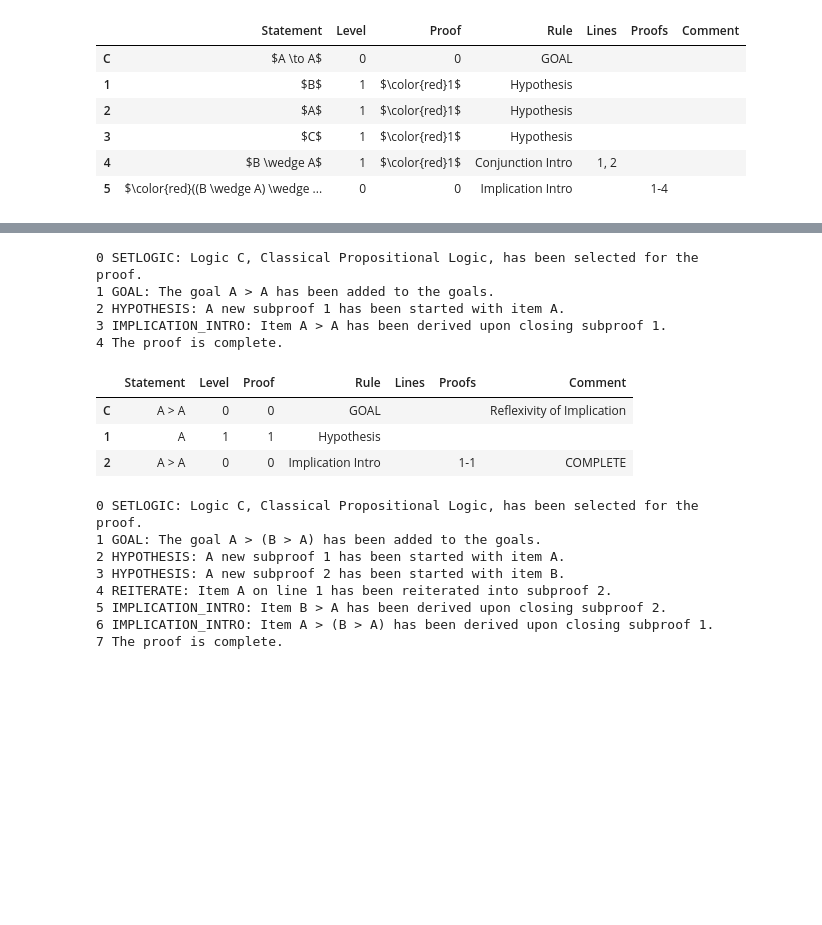
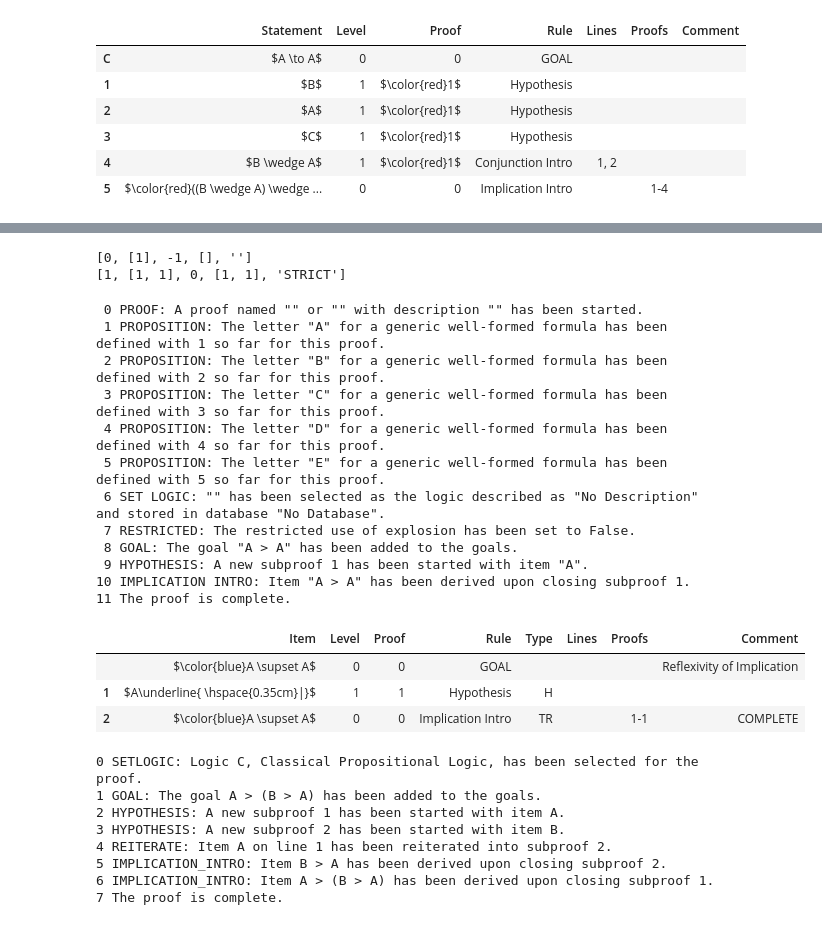
Before and after one commit to FrankHubeny/AltRea, a Jupyter notebook: rules_testcases.ipynb, the cells around one changed output, grey strips where cells are left out. Drawn from its saved outputs; the diff is of its cells as text; code cells hidden in the pictures; blank space fills up the shorter version.

```diff
--- a/rules_testcases.ipynb
+++ b/rules_testcases.ipynb
@@ -3217,31 +3253,44 @@ prf.displayproof()
+# %%
+for i in prf.prooflist:
+    print(i)
+# %% [output]
+[0, [1], -1, [], '']
+[1, [1, 1], 0, [1, 1], 'STRICT']
 # %%
 # Clean run: reflexivity of implication
 
 from altrea.wffs import Implies, Wff
 from altrea.rules import Proof
 
+prf = Proof()
 A = prf.proposition('A')
 B = prf.proposition('B')
 C = prf.proposition('C')
 D = prf.proposition('D')
 E = prf.proposition('E')
-prf = Proof()
 prf.setlogic()
-prf.goal(Implies(A, A), comments='Reflexivity of Implication')
+prf.goal(Implies(A, A), comment='Reflexivity of Implication')
 prf.hypothesis(A)
 prf.implication_intro()
 prf.displaylog()
-prf.displayproof()
+prf.displayproof(latex=1)
 # %% [output]
-0 SETLOGIC: Logic C, Classical Propositional Logic, has been selected for the proof.
-1 GOAL: The goal A > A has been added to the goals.
-2 HYPOTHESIS: A new subproof 1 has been started with item A.
-3 IMPLICATION_INTRO: Item A > A has been derived upon closing subproof 1.
-4 The proof is complete.
+ 0 PROOF: A proof named "" or "" with description "" has been started.
+ 1 PROPOSITION: The letter "A" for a generic well-formed formula has been defined with 1 so far for this proof.
+ 2 PROPOSITION: The letter "B" for a generic well-formed formula has been defined with 2 so far for this proof.
+ 3 PROPOSITION: The letter "C" for a generic well-formed formula has been defined with 3 so far for this proof.
+ 4 PROPOSITION: The letter "D" for a generic well-formed formula has been defined with 4 so far for this proof.
+ 5 PROPOSITION: The letter "E" for a generic well-formed formula has been defined with 5 so far for this proof.
+ 6 SET LOGIC: "" has been selected as the logic described as "No Description" and stored in database "No Database".
+ 7 RESTRICTED: The restricted use of explosion has been set to False.
+ 8 GOAL: The goal "A > A" has been added to the goals.
+ 9 HYPOTHESIS: A new subproof 1 has been started with item "A".
+10 IMPLICATION INTRO: Item "A > A" has been derived upon closing subproof 1.
+11 The proof is complete.
-|  | Statement | Level | Proof | Rule | Lines | Proofs | Comment |
-| C | A > A | 0 | 0 | GOAL |  |  | Reflexivity of Implication |
-| 1 | A | 1 | 1 | Hypothesis |  |  |  |
-| 2 | A > A | 0 | 0 | Implication Intro |  | 1-1 | COMPLETE |
+|  | Item | Level | Proof | Rule | Type | Lines | Proofs | Comment |
+|  | $\color{blue}A \supset A$ | 0 | 0 | GOAL |  |  |  | Reflexivity of Implication |
+| 1 | $A\underline{ \hspace{0.35cm}|}$ | 1 | 1 | Hypothesis | H |  |  |  |
+| 2 | $\color{blue}A \supset A$ | 0 | 0 | Implication Intro | TR |  | 1-1 | COMPLETE |
 # %%
 # Clean run: axiom of conditioned repetition
 
```
Also changed, not shown: parts of 28 cells of this notebook, 7 other files.
